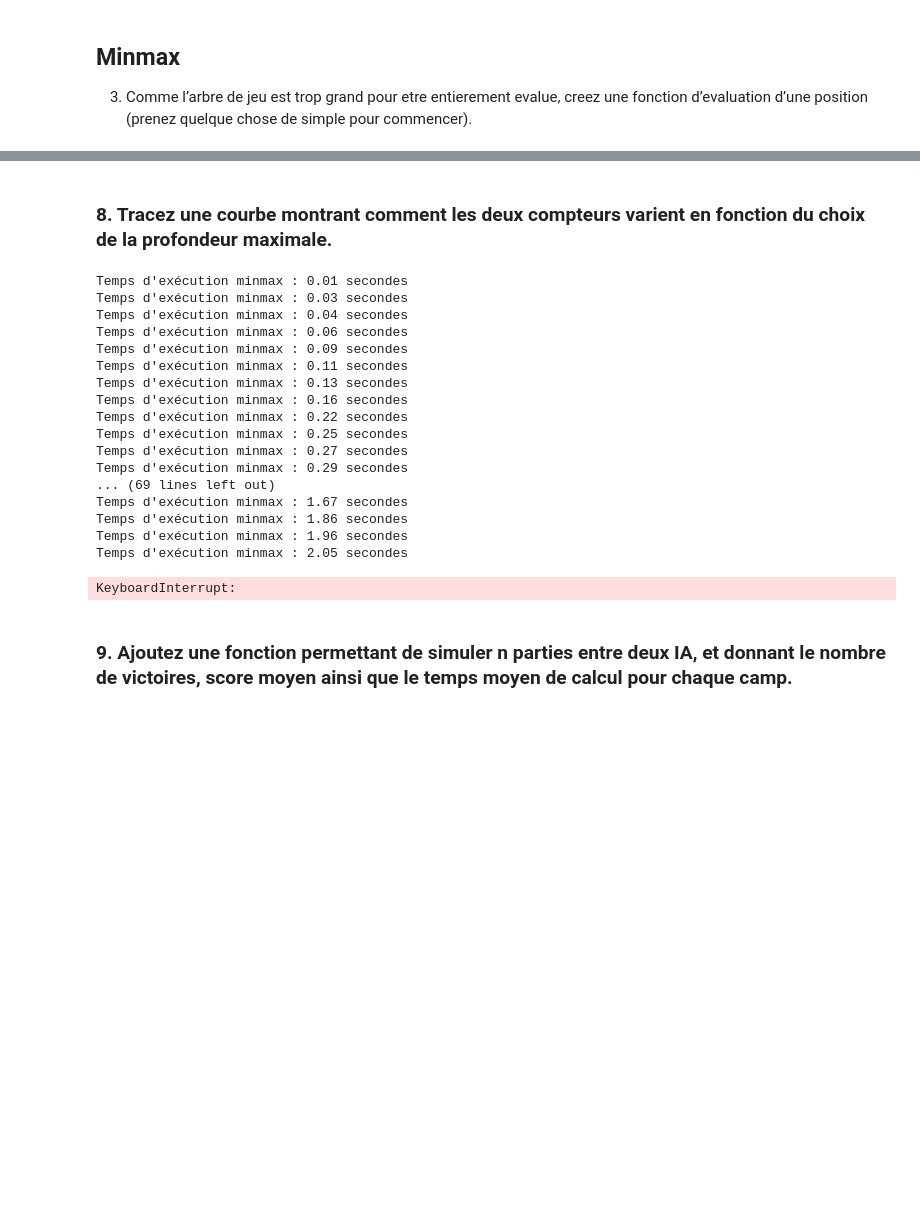
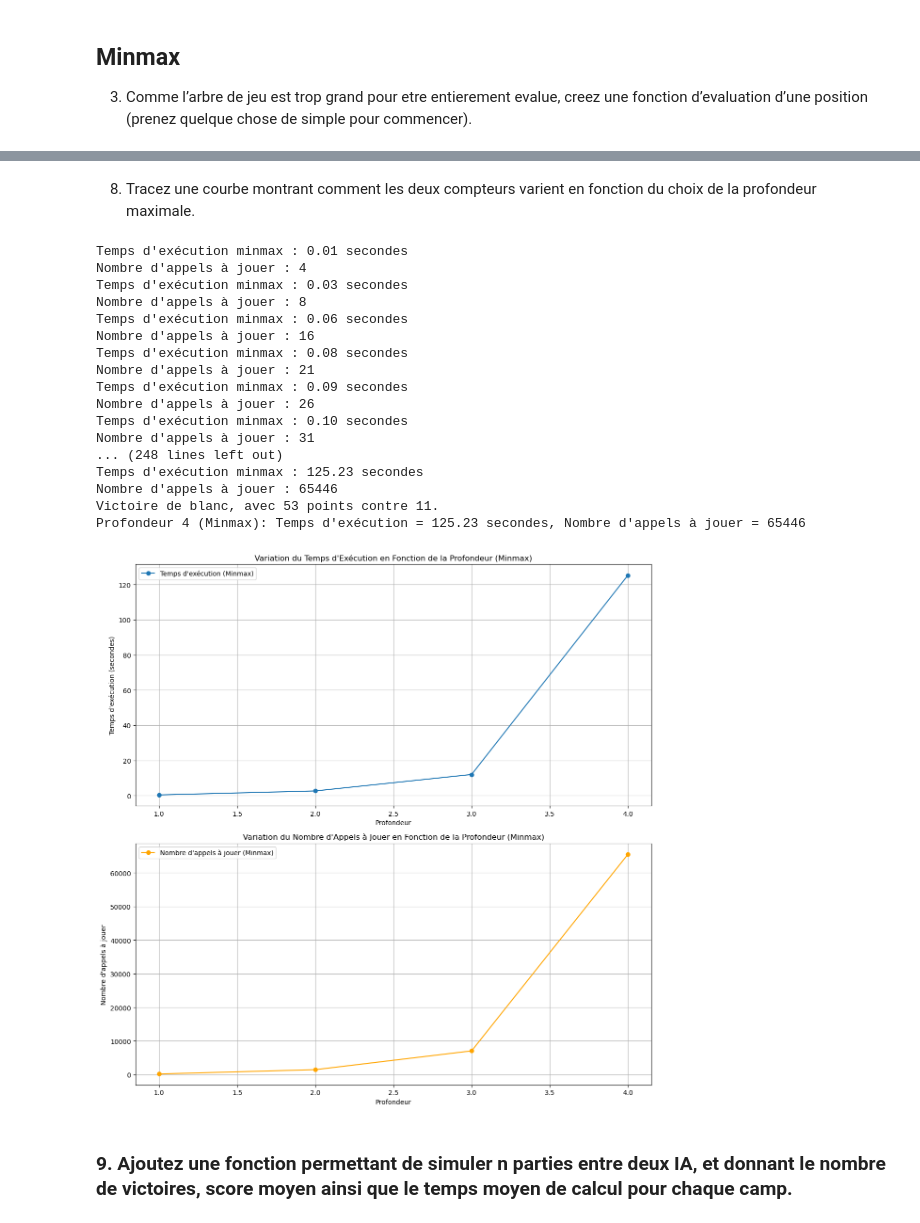
Before and after one commit to Boualili-Youcef/projects_AI, a Jupyter notebook: TP02/questions.ipynb, the cells around one changed output, grey strips where cells are left out. Saved outputs shown, nothing was run; the diff lists cells and outputs as text; code cells hidden in the pictures; blank space fills up the shorter version.

```diff
--- a/TP02/questions.ipynb
+++ b/TP02/questions.ipynb
@@ -96,23 +206,2 @@ Ces deux mesures permettent de voir si l’algorithme est efficace ou s’il pre
 # %% [markdown]
-### 8. Tracez une courbe montrant comment les deux compteurs varient en fonction du choix de la profondeur maximale.
+8. Tracez une courbe montrant comment les deux compteurs varient en fonction du choix de la profondeur maximale.
-# %%
-jl.test_profondeur()
-# %% [output]
-Temps d'exécution minmax : 0.01 secondes
-Temps d'exécution minmax : 0.03 secondes
-Temps d'exécution minmax : 0.04 secondes
-Temps d'exécution minmax : 0.06 secondes
-Temps d'exécution minmax : 0.09 secondes
-Temps d'exécution minmax : 0.11 secondes
-Temps d'exécution minmax : 0.13 secondes
-Temps d'exécution minmax : 0.16 secondes
-Temps d'exécution minmax : 0.22 secondes
-Temps d'exécution minmax : 0.25 secondes
-Temps d'exécution minmax : 0.27 secondes
-Temps d'exécution minmax : 0.29 secondes
-... (69 lines left out)
-Temps d'exécution minmax : 1.67 secondes
-Temps d'exécution minmax : 1.86 secondes
-Temps d'exécution minmax : 1.96 secondes
-Temps d'exécution minmax : 2.05 secondes
-KeyboardInterrupt:
@@ -119,2 +272,23 @@ KeyboardInterrupt:
+# %%
+test_profondeur()
+# %% [output]
+Temps d'exécution minmax : 0.01 secondes
+Nombre d'appels à jouer : 4
+Temps d'exécution minmax : 0.03 secondes
+Nombre d'appels à jouer : 8
+Temps d'exécution minmax : 0.06 secondes
+Nombre d'appels à jouer : 16
+Temps d'exécution minmax : 0.08 secondes
+Nombre d'appels à jouer : 21
+Temps d'exécution minmax : 0.09 secondes
+Nombre d'appels à jouer : 26
+Temps d'exécution minmax : 0.10 secondes
+Nombre d'appels à jouer : 31
+... (248 lines left out)
+Temps d'exécution minmax : 125.23 secondes
+Nombre d'appels à jouer : 65446
+Victoire de blanc, avec 53 points contre 11.
+Profondeur 4 (Minmax): Temps d'exécution = 125.23 secondes, Nombre d'appels à jouer = 65446
+[figure, added]
 # %% [markdown]
 ### 9. Ajoutez une fonction permettant de simuler n parties entre deux IA, et donnant le nombre de victoires, score moyen ainsi que le temps moyen de calcul pour chaque camp.
```
Also changed, not shown: parts of 21 cells of this notebook, 2 other files.
